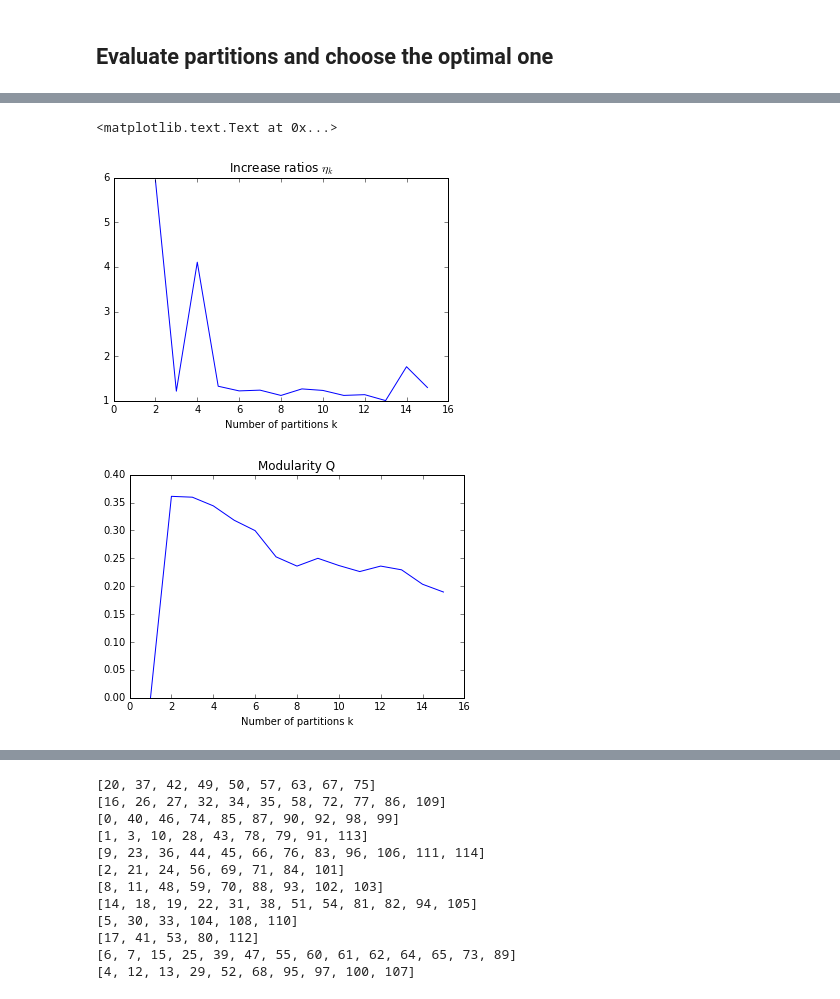
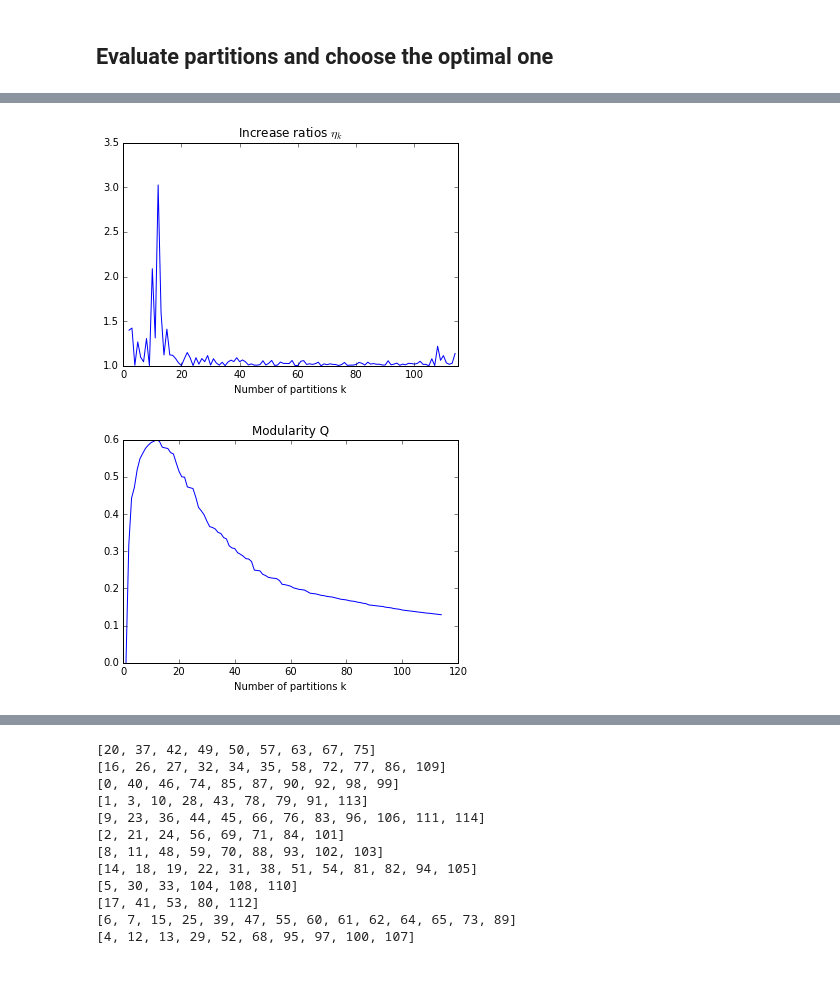
Before and after one commit to seb5666/ML_Data_Mining_1, a Jupyter notebook: Computing communities in large networks using random walks.ipynb, the cells around one changed output, grey strips where cells are left out. Saved outputs shown, nothing was run; the diff lists cells and outputs as text; code cells hidden in the pictures.

```diff
--- a/Computing communities in large networks using random walks.ipynb
+++ b/Computing communities in large networks using random walks.ipynb
@@ -321,18 +321,17 @@ Qs = [modularity(partitions[N-i]) for i in range(1, N)]
 # %%
 plt.title(r'Increase ratios $\eta_k$')
 plt.plot(range(2, len(η) + 2),η)
 plt.xlabel("Number of partitions k")
 plt.xlim([0, N])
-# plt.savefig("plots/toy_graph_eta")
+plt.savefig("plots/football_graph_eta")
 plt.figure()
 plt.title("Modularity Q")
-plt.plot(range(1,N), Qs)
+plt.plot(range(1,len(Qs) + 1), Qs)
 plt.xlabel("Number of partitions k")
-# plt.savefig("plots/football_graph_Q")
+plt.savefig("plots/football_graph_Q")
 # %% [output]
-<matplotlib.text.Text at 0x...>
-[figure, old version]
+[figure, new version]
-[figure, old version]
+[figure, new version]
 # %%
 plt.title("2 partitions")
 draw_graph(partitions[N-2], 2)
```
Also changed, not shown: parts of 10 cells of this notebook, 9 other files.
